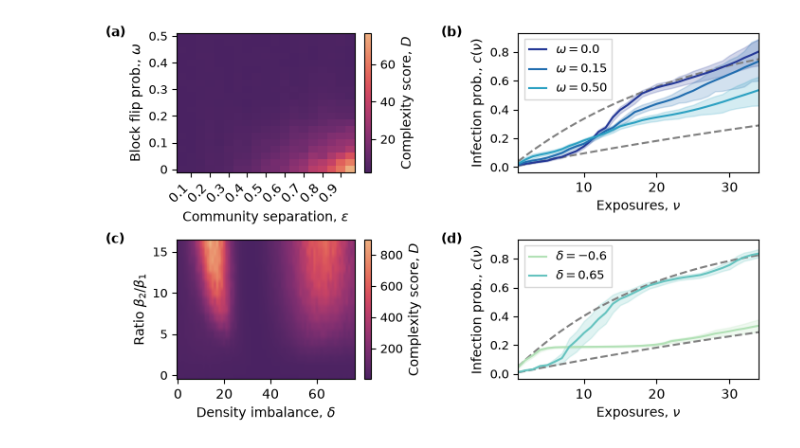
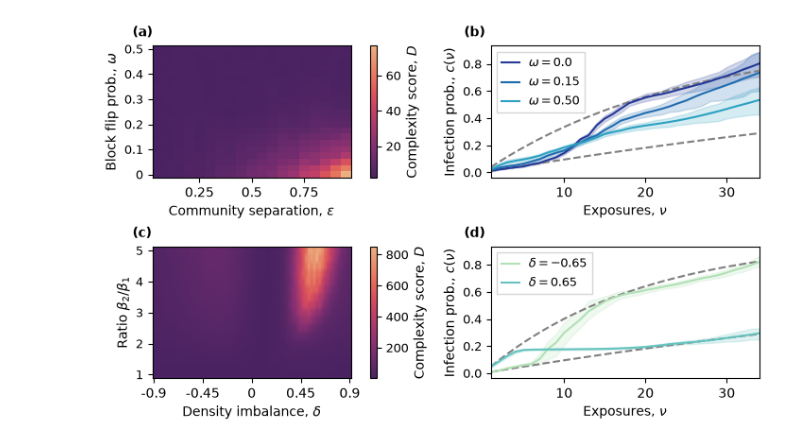
Before and after one commit to kaiser-dan/heterogeneous-infection-kernels, a Jupyter notebook: fig-scripts/plot_fig2.ipynb, the cells around one changed output. Drawn from its saved outputs; the diff is of its cells as text; code cells hidden in the pictures.

Commit message:
update fig 2 plotting script

```diff
--- a/fig-scripts/plot_fig2.ipynb
+++ b/fig-scripts/plot_fig2.ipynb
@@ -24,7 +24,7 @@ import fig_settings as fs
 fs.set_colors()
 fs.set_fonts()
 # %%
-def hpdi(x, prob=0.5):
+def _hpdi(x, prob=0.5):
     """Narrowest interval containing `prob` of 1D samples."""
     x = np.sort(x)
     n = len(x)
@@ -32,7 +32,15 @@ def hpdi(x, prob=0.5):
     widths = x[k:] - x[:n - k]       # width of every candidate window
     i = np.argmin(widths)            # pick the narrowest
     return x[i], x[i + k]
+
+def hpdi_bounds(X, prob=0.5):
+    lower, upper = np.empty(X.shape[1]), np.empty(X.shape[1])
+    for j in range(X.shape[1]):
+        lower[j], upper[j] = _hpdi(X[:, j], prob=prob)
+    return lower, upper
 # %%
+RESULTS_DIR = Path("../results/complexity/")
+
 fig, axs = plt.subplots(
     2, 2,
     figsize=(7.0, 4.25),
@@ -41,7 +49,7 @@ fig, axs = plt.subplots(
 )
 
 # PANEL A - epsilon/omega sweep
-fpath = '../results/inference_epsilon_omega_sweep/complexity_by_setting.parquet'
+fpath = RESULTS_DIR / "epsilon_omega_sweep" / "complexity_by_setting.parquet"
 df = pd.read_parquet(fpath)
 df_by_setting = (df.groupby(["epsilon", "omega"], as_index=False))
 piv = df.pivot(index="omega", columns="epsilon", values="complexity_mean")
@@ -55,8 +63,8 @@ ax_a.set_ylabel("Block flip prob., $\\omega$")
 ax_a.invert_yaxis()
 
 # ticks
-ax_a.set_xticks(np.arange(len(piv.columns))[1::2])
-ax_a.set_xticklabels([f"{b:.3g}" for b in piv.columns[1::2]], rotation=45, ha="right")
+ax_a.set_xticks(np.arange(len(piv.columns))[4::5])
+ax_a.set_xticklabels([f"{b:.3g}" for b in piv.columns[4::5]])
 
 ax_a.set_yticks(np.arange(len(piv.index))[::4])
 ax_a.set_yticklabels([f"{d:.3g}" for d in piv.index[::4]])
@@ -65,26 +73,17 @@ ax_a.set_yticklabels([f"{d:.3g}" for d in piv.index[::4]])
 fig.colorbar(im, ax=ax_a, label="Complexity score, $D$")
 
 # PANEL B - sampled kernels for varying omega
-omega1_mu_draws = np.load('../results/inference_epsilon_omega_sweep/np_kernel_omega_0.0.npz')["draws_mu"][:, 0, :]
+omega1_mu_draws = np.load(RESULTS_DIR / "epsilon_omega_sweep" / "np_kernel_omega_0.0.npz")["draws_mu"][:, 0, :]
 omega1_mu = np.mean(omega1_mu_draws, axis=0)
-omega1_lower = np.empty(omega1_mu_draws.shape[1])
-omega1_upper = np.empty(omega1_mu_draws.shape[1])
-for j in range(omega1_mu_draws.shape[1]):
-    omega1_lower[j], omega1_upper[j] = hpdi(omega1_mu_draws[:, j], prob=0.9)
+omega1_lower, omega1_upper = hpdi_bounds(omega1_mu_draws, prob=0.9)
 
-omega2_mu_draws = np.load('../results/inference_epsilon_omega_sweep/np_kernel_omega_0.15.npz')["draws_mu"][:, 0, :]
+omega2_mu_draws = np.load(RESULTS_DIR / "epsilon_omega_sweep" / "np_kernel_omega_0.15.npz")["draws_mu"][:, 0, :]
 omega2_mu = np.mean(omega2_mu_draws, axis=0)
-omega2_lower = np.empty(omega2_mu_draws.shape[1])
-omega2_upper = np.empty(omega2_mu_draws.shape[1])
-for j in range(omega2_mu_draws.shape[1]):
-    omega2_lower[j], omega2_upper[j] = hpdi(omega2_mu_draws[:, j], prob=0.9)
+omega2_lower, omega2_upper = hpdi_bounds(omega2_mu_draws, prob=0.9)
 
-omega3_mu_draws = np.load('../results/inference_epsilon_omega_sweep/np_kernel_omega_0.5.npz')["draws_mu"][:, 0, :]
+omega3_mu_draws = np.load(RESULTS_DIR / "epsilon_omega_sweep" / "np_kernel_omega_0.5.npz")["draws_mu"][:, 0, :]
 omega3_mu = np.mean(omega3_mu_draws, axis=0)
-omega3_lower = np.empty(omega3_mu_draws.shape[1])
-omega3_upper = np.empty(omega3_mu_draws.shape[1])
-for j in range(omega3_mu_draws.shape[1]):
-    omega3_lower[j], omega3_upper[j] = hpdi(omega3_mu_draws[:, j], prob=0.9)
+omega3_lower, omega3_upper = hpdi_bounds(omega3_mu_draws, prob=0.9)
 
 kmax = np.min([len(omega1_mu), len(omega2_mu), len(omega3_mu)])
 nus  = range(1, kmax+1)
@@ -108,11 +107,13 @@ ax_b.set_xlabel("Exposures, $\\nu$")
 ax_b.set_ylabel("Infection prob., $c(\\nu)$")
 
 # PANEL C - beta/delta sweep
-fpath = '../results/inference_beta_delta_sweep/beta-delta-grid_v2.txt'
-data = np.loadtxt(fpath, dtype=float)
+fpath = RESULTS_DIR / "beta_delta_sweep" / "complexity_by_setting.parquet"
+df = pd.read_parquet(fpath)
+df_by_setting = (df.groupby(["beta2", "delta"], as_index=False))
+piv = df.pivot(index="beta2", columns="delta", values="complexity_mean")
 
 ax_c = axs[1,0]
-im = ax_c.imshow(data, cmap=fs.complexity_cmap, aspect="auto")
+im = ax_c.imshow(piv, cmap=fs.complexity_cmap, aspect="auto")
 
 # axes
 ax_c.set_xlabel("Density imbalance, $\\delta$")
@@ -120,54 +121,49 @@ ax_c.set_ylabel("Ratio $\\beta_2/\\beta_1$")
 ax_c.invert_yaxis()
 
 # ticks
-# ax_c.set_xticks(np.arange(len(piv.columns))[1::2])
-# ax_c.set_xticklabels([f"{b:.3g}" for b in piv.columns[1::2]], rotation=45, ha="right")
+ax_c.set_xticks(np.arange(len(piv.columns))[0::18])
+ax_c.set_xticklabels([f"{b:.3g}" for b in piv.columns[0::18]])
 
-# ax_c.set_yticks(np.arange(len(piv.index))[::4])
-# ax_c.set_yticklabels([f"{d:.3g}" for d in piv.index[::4]])
+ax_c.set_yticks(np.arange(len(piv.index))[::4])
+ax_c.set_yticklabels([f"{d:.3g}" for d in piv.index[::4]/0.01])
 
 # colorbar
 fig.colorbar(im, ax=ax_c, label="Complexity score, $D$")
 
 # PANEL D - sampled kernels for varying delta
-neg_delta_mu_draws = np.load('../results/inference_beta_delta_sweep/beta1-0.01_beta2-0.05_delta--0.6_epsilon-0.9_omega-0.1_rep-1.npz')["mu_post"][:, 0, :]
+neg_delta_mu_draws = np.load(RESULTS_DIR / "beta_delta_sweep" / "model~np_rep~3_beta2~0.05_delta~-0.65.npz")["draws_mu"][:, 0, :]
 neg_delta_mu = np.mean(neg_delta_mu_draws, axis=0)
-neg_delta_lower = np.empty(neg_delta_mu_draws.shape[1])
-neg_delta_upper = np.empty(neg_delta_mu_draws.shape[1])
-for j in range(neg_delta_mu_draws.shape[1]):
-    neg_delta_lower[j], neg_delta_upper[j] = hpdi(neg_delta_mu_draws[:, j], prob=0.9)
+neg_delta_lower, neg_delta_upper = hpdi_bounds(neg_delta_mu_draws, prob=0.9)
 
-pos_delta_mu_draws = np.load('../results/inference_beta_delta_sweep/beta1-0.01_beta2-0.05_delta-0.65_epsilon-0.9_omega-0.1_rep-1.npz')["mu_post"][:, 0, :]
+pos_delta_mu_draws = np.load(RESULTS_DIR / "beta_delta_sweep" / "model~np_rep~3_beta2~0.05_delta~0.65.npz")["draws_mu"][:, 0, :]
 pos_delta_mu = np.mean(pos_delta_mu_draws, axis=0)
-pos_delta_lower = np.empty(pos_delta_mu_draws.shape[1])
-pos_delta_upper = np.empty(pos_delta_mu_draws.shape[1])
-for j in range(pos_delta_mu_draws.shape[1]):
-    pos_delta_lower[j], pos_delta_upper[j] = hpdi(pos_delta_mu_draws[:, j], prob=0.9)
+pos_delta_lower, pos_delta_upper = hpdi_bounds(pos_delta_mu_draws, prob=0.9)
 
 ax_d = axs[1,1]
 ax_d.plot(nus, simple_kernel(0.01, kmax), color='grey', linestyle='--')
 ax_d.plot(nus, simple_kernel(0.05, kmax), color='grey', linestyle='--')
 ax_d.fill_between(nus, neg_delta_lower[:kmax], neg_delta_upper[:kmax], color=fs.palette[1], alpha=0.2)
-ax_d.plot(nus, neg_delta_mu[:kmax], color=fs.palette[1], label="$\\delta=-0.6$")
+ax_d.plot(nus, neg_delta_mu[:kmax], color=fs.palette[1], label="$\\delta=-0.65$")
 ax_d.fill_between(nus, pos_delta_lower[:kmax], pos_delta_upper[:kmax], color=fs.palette[2], alpha=0.2)
 ax_d.plot(nus, pos_delta_mu[:kmax], color=fs.palette[2], label="$\\delta=0.65$")
 
 # legend
 ax_d.legend(handlelength=1.5, fancybox=False, fontsize=9)
 
 # axes
 ax_d.set_xlim(1, kmax)
 ax_d.sharey(ax_b)
 ax_d.set_xlabel("Exposures, $\\nu$")
 ax_d.set_ylabel("Infection prob., $c(\\nu)$")
 
 # subplot labels
-ax_a.text(-0.4, 1.0, "(a)", transform=ax_a.transAxes, fontweight='bold', va='center', ha='left')
-ax_b.text(-0.32, 1.0, "(b)", transform=ax_b.transAxes, fontweight='bold', va='center', ha='left')
-ax_c.text(-0.4, 1.0, "(c)", transform=ax_c.transAxes, fontweight='bold', va='center', ha='left')
-ax_d.text(-0.32, 1.0, "(d)", transform=ax_d.transAxes, fontweight='bold', va='center', ha='left')
+ax_a.text(-0.1, 1.1, "(a)", transform=ax_a.transAxes, fontweight='bold', va='center', ha='left')
+ax_b.text(-0.1, 1.1, "(b)", transform=ax_b.transAxes, fontweight='bold', va='center', ha='left')
+ax_c.text(-0.1, 1.1, "(c)", transform=ax_c.transAxes, fontweight='bold', va='center', ha='left')
+ax_d.text(-0.1, 1.1, "(d)", transform=ax_d.transAxes, fontweight='bold', va='center', ha='left')
 
-plt.savefig('../figs/fig2.png', dpi=300, bbox_inches='tight')
+plt.savefig('../figs/fig2.svg', bbox_inches='tight')
+plt.savefig('../figs/fig2.pdf', bbox_inches='tight')
 plt.show()
 # %% [output]
-[figure, old version]
+[figure, new version]
```
